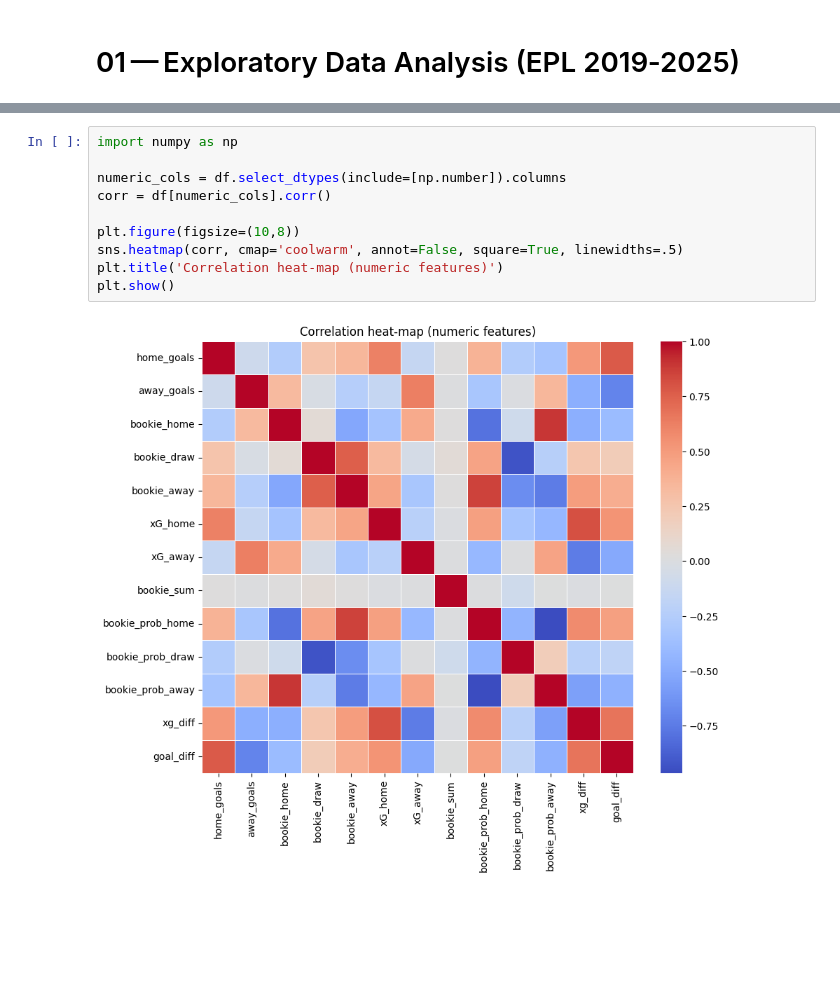
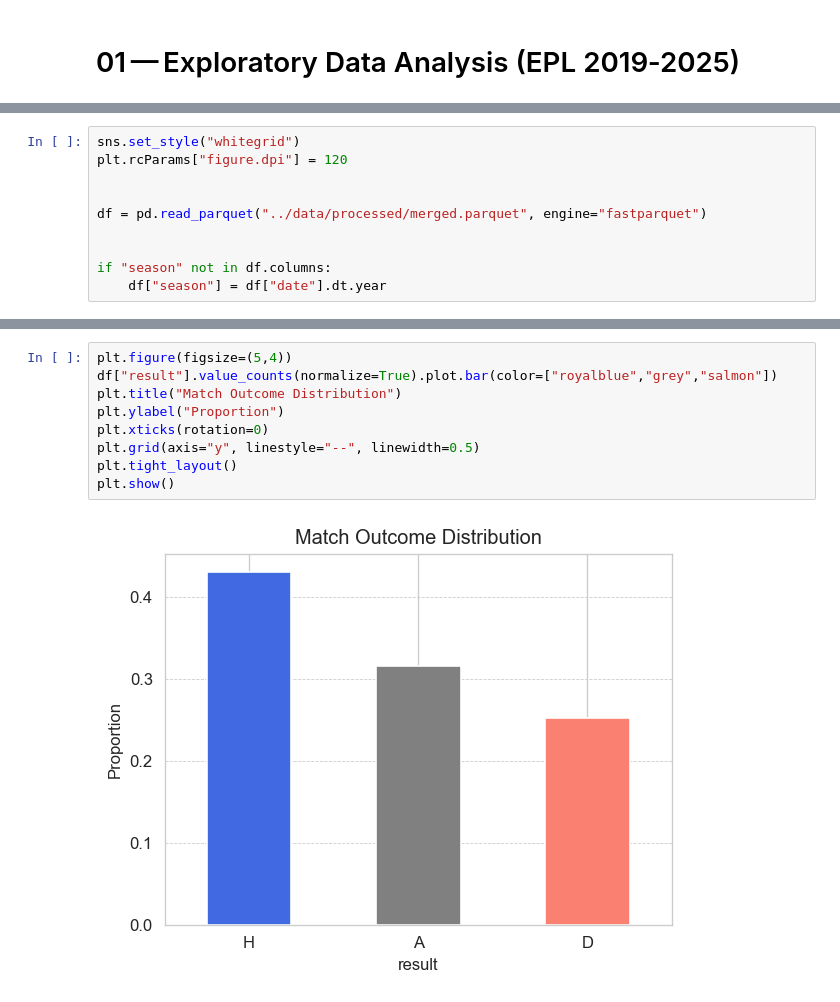
Before and after one commit to IntruderGuru/football-prediction, a Jupyter notebook: notebooks/01_eda.ipynb, the cells around one changed output, grey strips where cells are left out. Cells and saved outputs as stored; diff of their text form; blank space fills up the shorter version.

```diff
--- a/notebooks/01_eda.ipynb
+++ b/notebooks/01_eda.ipynb
@@ -67 +23,11 @@ memory usage: 1.1+ MB
+# %%
+sns.set_style("whitegrid")
+plt.rcParams["figure.dpi"] = 120
+
+
+df = pd.read_parquet("../data/processed/merged.parquet", engine="fastparquet")
+
+
+if "season" not in df.columns:
+    df["season"] = df["date"].dt.year
 # %%
@@ -128,13 +203,12 @@ plt.show()
 # %%
-import numpy as np
-
-numeric_cols = df.select_dtypes(include=[np.number]).columns
-corr = df[numeric_cols].corr()
-
-plt.figure(figsize=(10,8))
-sns.heatmap(corr, cmap='coolwarm', annot=False, square=True, linewidths=.5)
-plt.title('Correlation heat‑map (numeric features)')
+plt.figure(figsize=(5,4))
+df["result"].value_counts(normalize=True).plot.bar(color=["royalblue","grey","salmon"])
+plt.title("Match Outcome Distribution")
+plt.ylabel("Proportion")
+plt.xticks(rotation=0)
+plt.grid(axis="y", linestyle="--", linewidth=0.5)
+plt.tight_layout()
 plt.show()
 # %% [output]
-[figure, old version]
+[figure, new version]
 # %%
```
Also changed, not shown: parts of 16 cells of this notebook, 12 other files.
